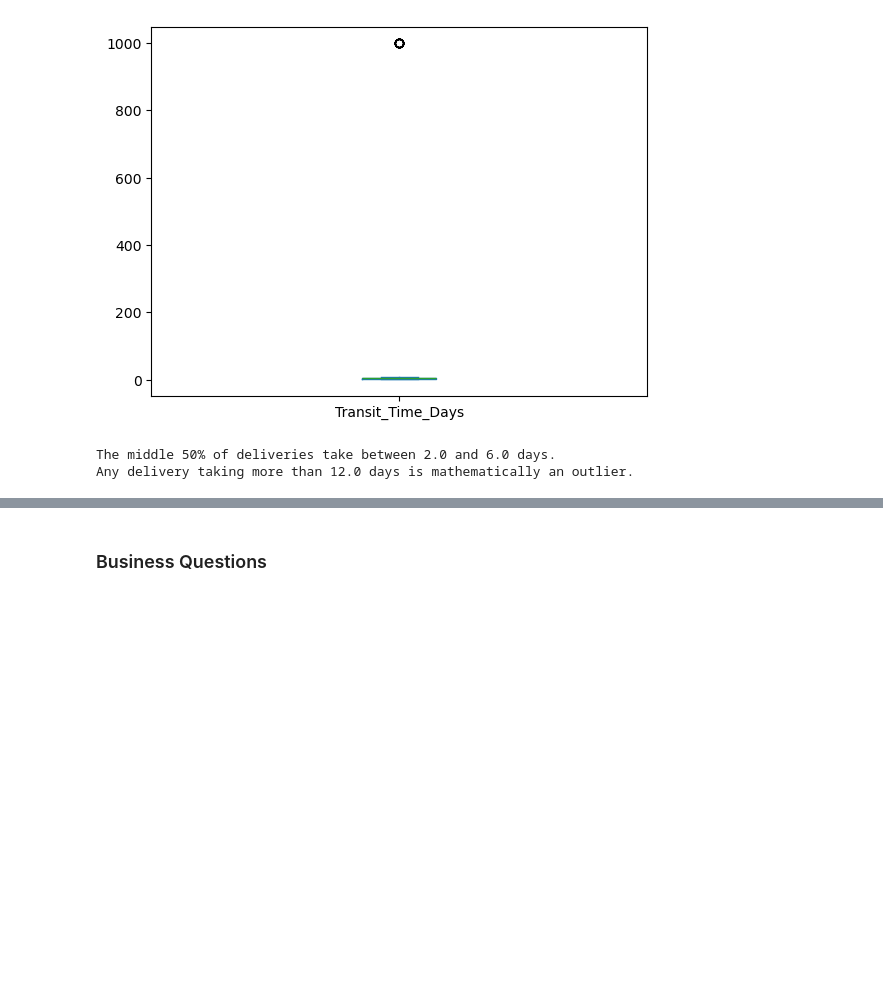
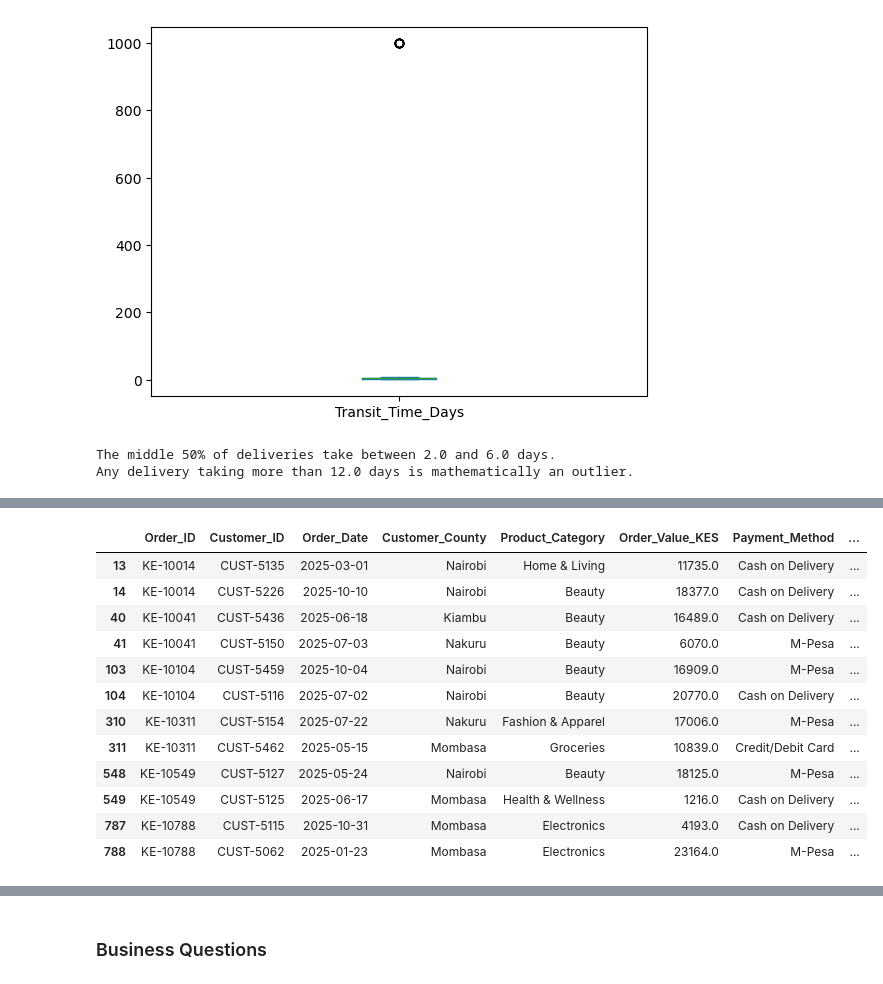
Before and after one commit to Nyambu001/E-commerce-Delivery-Performance-Analytics, a Jupyter notebook: Analysis.ipynb, the cells around one changed output, grey strips where cells are left out. Cells and saved outputs as stored; diff of their text form; code cells hidden in the pictures; blank space fills up the shorter version.

```diff
--- a/Analysis.ipynb
+++ b/Analysis.ipynb
@@ -189,0 +280,4 @@ data
+# %%
+data["Order_Value_For_Analysis"] = data["Order_Value_KES"].where(
+    ~data["Negative_Order_Value"]
+)
@@ -269,9 +384,6 @@ upper_boundary = Q3 + (1.5 * IQR)
 
 print(f"The middle 50% of deliveries take between {Q1} and {Q3} days.")
 print(f"Any delivery taking more than {upper_boundary} days is mathematically an outlier.")
-
-# Filter the dataset to keep only normal, valid delivery times
-data = data[data['Transit_Time_Days'] <= upper_boundary]
 # %% [output]
 The middle 50% of deliveries take between 2.0 and 6.0 days.
 Any delivery taking more than 12.0 days is mathematically an outlier.
@@ -278,3 +413,9 @@ Any delivery taking more than 12.0 days is mathematically an outlier.
+# %%
+data["Unresolved_Transit_Time"] = data["Transit_Time_Days"].eq(999)
+
+data["Transit_Time_For_Analysis"] = data["Transit_Time_Days"].where(
+    ~data["Unresolved_Transit_Time"]
+)
 # %%
 data['Transit_Time_Days'].describe()
 # %% [output]
@@ -353,0 +484,18 @@ See the caveats in the documentation: https://pandas.pydata.org/pandas-docs/stab
+# %%
+data.loc[
+    data.duplicated(subset=["Order_ID"], keep=False)
+].sort_values("Order_ID")
+# %% [output]
+|  | Order_ID | Customer_ID | Order_Date | Customer_County | Product_Category | Order_Value_KES | Payment_Method | ... |
+| 13 | KE-10014 | CUST-5135 | 2025-03-01 | Nairobi | Home & Living | 11735.0 | Cash on Delivery | ... |
+| 14 | KE-10014 | CUST-5226 | 2025-10-10 | Nairobi | Beauty | 18377.0 | Cash on Delivery | ... |
+| 40 | KE-10041 | CUST-5436 | 2025-06-18 | Kiambu | Beauty | 16489.0 | Cash on Delivery | ... |
+| 41 | KE-10041 | CUST-5150 | 2025-07-03 | Nakuru | Beauty | 6070.0 | M-Pesa | ... |
+| 103 | KE-10104 | CUST-5459 | 2025-10-04 | Nairobi | Beauty | 16909.0 | M-Pesa | ... |
+| 104 | KE-10104 | CUST-5116 | 2025-07-02 | Nairobi | Beauty | 20770.0 | Cash on Delivery | ... |
+| 310 | KE-10311 | CUST-5154 | 2025-07-22 | Nakuru | Fashion & Apparel | 17006.0 | M-Pesa | ... |
+| 311 | KE-10311 | CUST-5462 | 2025-05-15 | Mombasa | Groceries | 10839.0 | Credit/Debit Card | ... |
+| 548 | KE-10549 | CUST-5127 | 2025-05-24 | Nairobi | Beauty | 18125.0 | M-Pesa | ... |
+| 549 | KE-10549 | CUST-5125 | 2025-06-17 | Mombasa | Health & Wellness | 1216.0 | Cash on Delivery | ... |
+| 787 | KE-10788 | CUST-5115 | 2025-10-31 | Mombasa | Electronics | 4193.0 | Cash on Delivery | ... |
+| 788 | KE-10788 | CUST-5062 | 2025-01-23 | Mombasa | Electronics | 23164.0 | M-Pesa | ... |
```
Also changed, not shown: parts of 44 cells of this notebook, 1 other file.
